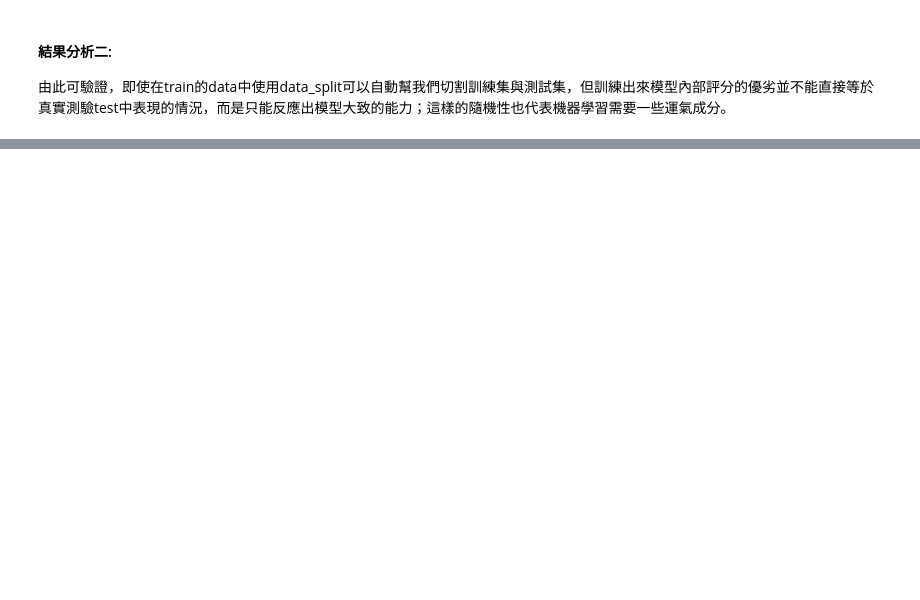
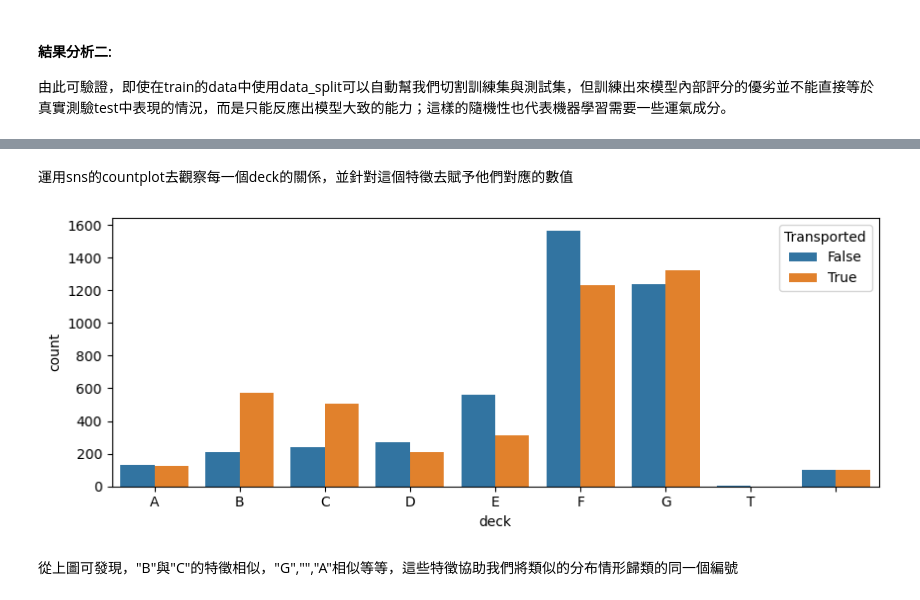
Before and after one commit to Daxting/Machine-Learning-Project, a Jupyter notebook: hw2.ipynb, the cells around one changed output, grey strips where cells are left out. Saved outputs shown, nothing was run; the diff lists cells and outputs as text; code cells hidden in the pictures; blank space fills up the shorter version.

```diff
--- a/hw2.ipynb
+++ b/hw2.ipynb
@@ -592,0 +641,12 @@ forSubmissionDF.to_csv('for_submission_20231102.csv', index=False)
+# %% [markdown]
+運用sns的countplot去觀察每一個deck的關係，並針對這個特徵去賦予他們對應的數值
+# %%
+fig = plt.figure(figsize=(10, 12))
+plt.subplot(3, 1, 1)
+df['Transported'] = df['Transported'].astype(str)
+sns.countplot(data=df, x='deck', hue='Transported', order=['A', 'B', 'C', 'D', 'E', 'F', 'G', 'T', ''])
+plt.show()
+# %% [output]
+[figure, added]
+# %% [markdown]
+從上圖可發現，"B"與"C"的特徵相似，"G","","A"相似等等，這些特徵協助我們將類似的分布情形歸類的同一個編號
```
Also changed, not shown: parts of 28 cells of this notebook.
